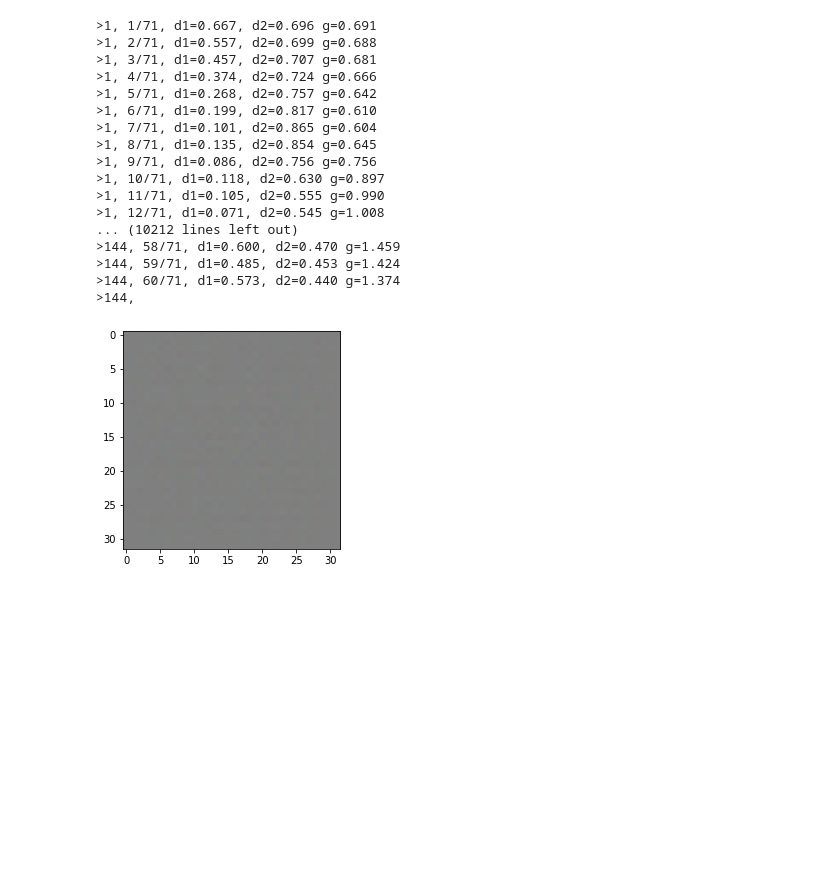
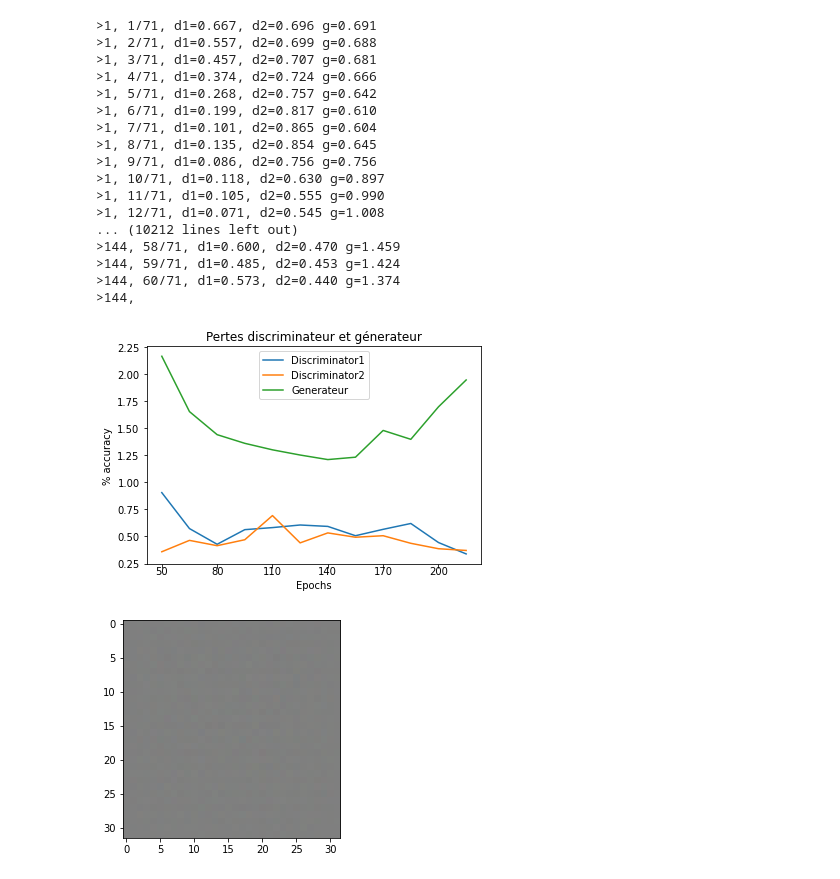
Before and after one commit to arnaud355/projetDCGAN, a Jupyter notebook: DCGAN_V3.ipynb, the cells around one changed output. Drawn from its saved outputs; the diff is of its cells as text; code cells hidden in the pictures; blank space fills up the shorter version.

```diff
--- a/DCGAN_V3.ipynb
+++ b/DCGAN_V3.ipynb
@@ -411,6 +525,28 @@ train(g_model, d_model, gan_model, dataset, latent_dim)
 >144, 59/71, d1=0.485, d2=0.453 g=1.424
 >144, 60/71, d1=0.573, d2=0.440 g=1.374
 >144,
+# %%
+import numpy as np
+import matplotlib
+from matplotlib import pyplot as plt
+
+x = [0.905, 0.573, 0.428, 0.563, 0.582,0.606,0.593,0.507,0.566,0.620,0.444,0.339]
+y = [0.359, 0.464, 0.415,0.470, 0.693,0.441,0.533,0.493,0.507,0.437,0.387,0.371]
+z = [2.164, 1.653, 1.440, 1.360, 1.300,1.252,1.210,1.232,1.479,1.397,1.697,1.945]
+labels = ['Discriminator1', 'Discriminator2', 'Generator']
+
+plt.plot(x, label="Discriminator1")
+plt.plot(y, label="Discriminator2")
+plt.plot(z, label="Generateur")
+plt.ylabel("% accuracy")
+plt.xlabel("Epochs")
+plt.title("Pertes discriminateur et génerateur")
+plt.legend()
+axes = plt.gca()
+axes.xaxis.set_ticklabels(['20', '50', '80', '110','140','170','200'], color = 'black', fontsize = 10, verticalalignment = 'center')
+plt.show() # affiche la figure a l'ecran
+# %% [output]
+[figure, added]
 # %%
 # exemple de generation d'une image pour un point specific dans l'espace latent
 from keras.models import load_model
```
Also changed, not shown: parts of 28 cells of this notebook.
